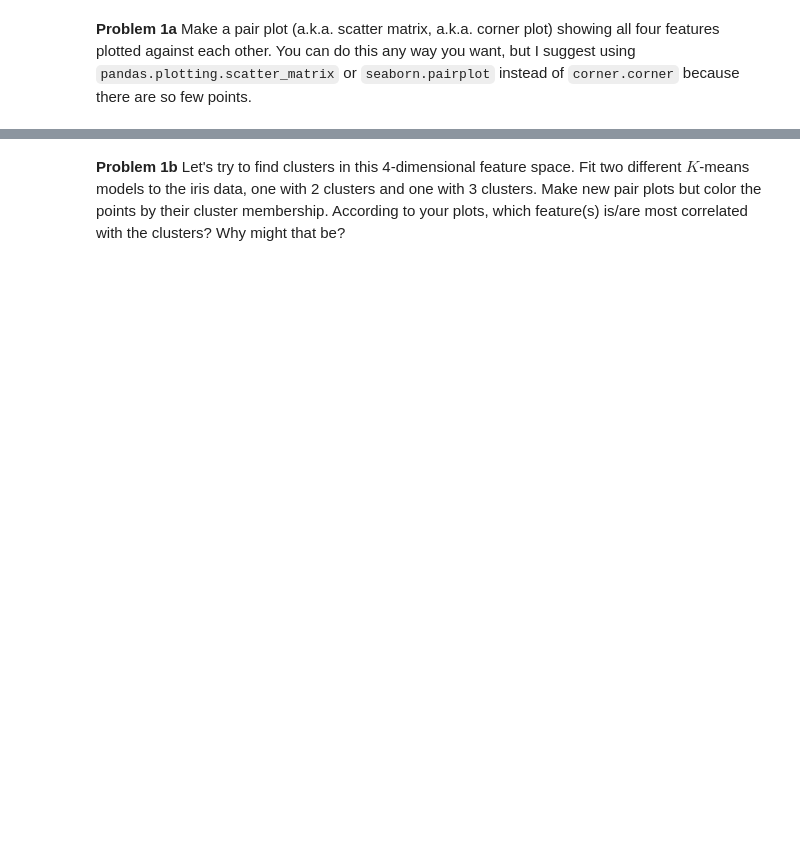
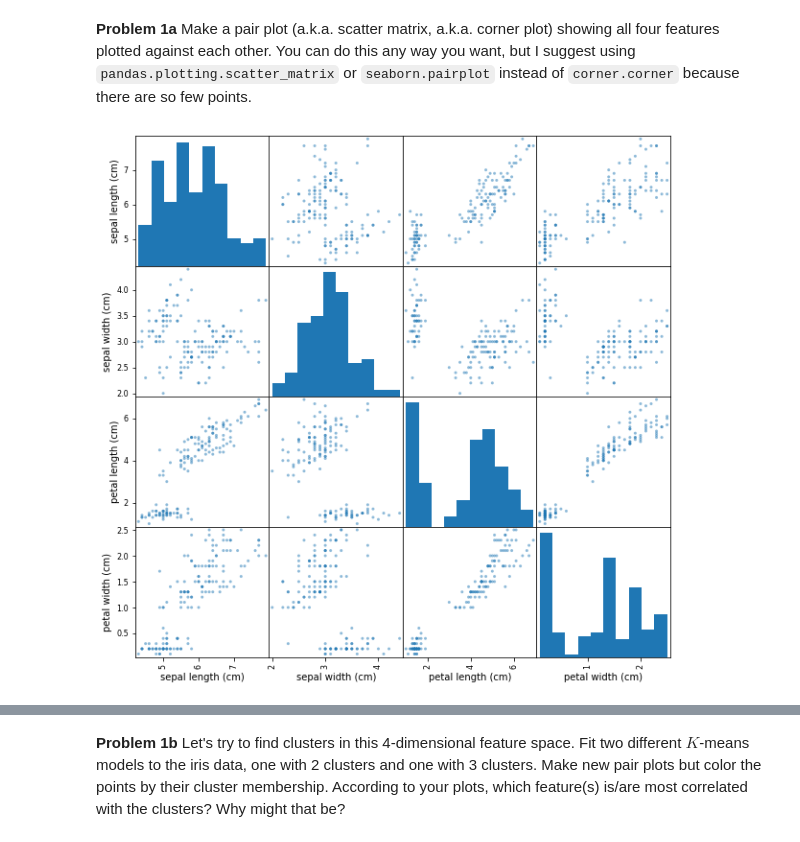
Before and after one commit to ASTR154/clustering, a Jupyter notebook: clustering.ipynb, the cells around one changed output, grey strips where cells are left out. Drawn from its saved outputs; the diff is of its cells as text; code cells hidden in the pictures; blank space fills up the shorter version.

```diff
--- a/clustering.ipynb
+++ b/clustering.ipynb
@@ -23,0 +37,8 @@ print(iris['DESCR'])
+# %%
+import pandas as pd
+
+file = pd.DataFrame(iris.data, columns = iris.feature_names)
+pd.plotting.scatter_matrix(file, figsize = (10, 10))
+plt.show()
+# %% [output]
+[figure, added]
```
Also changed, not shown: parts of 10 cells of this notebook.
